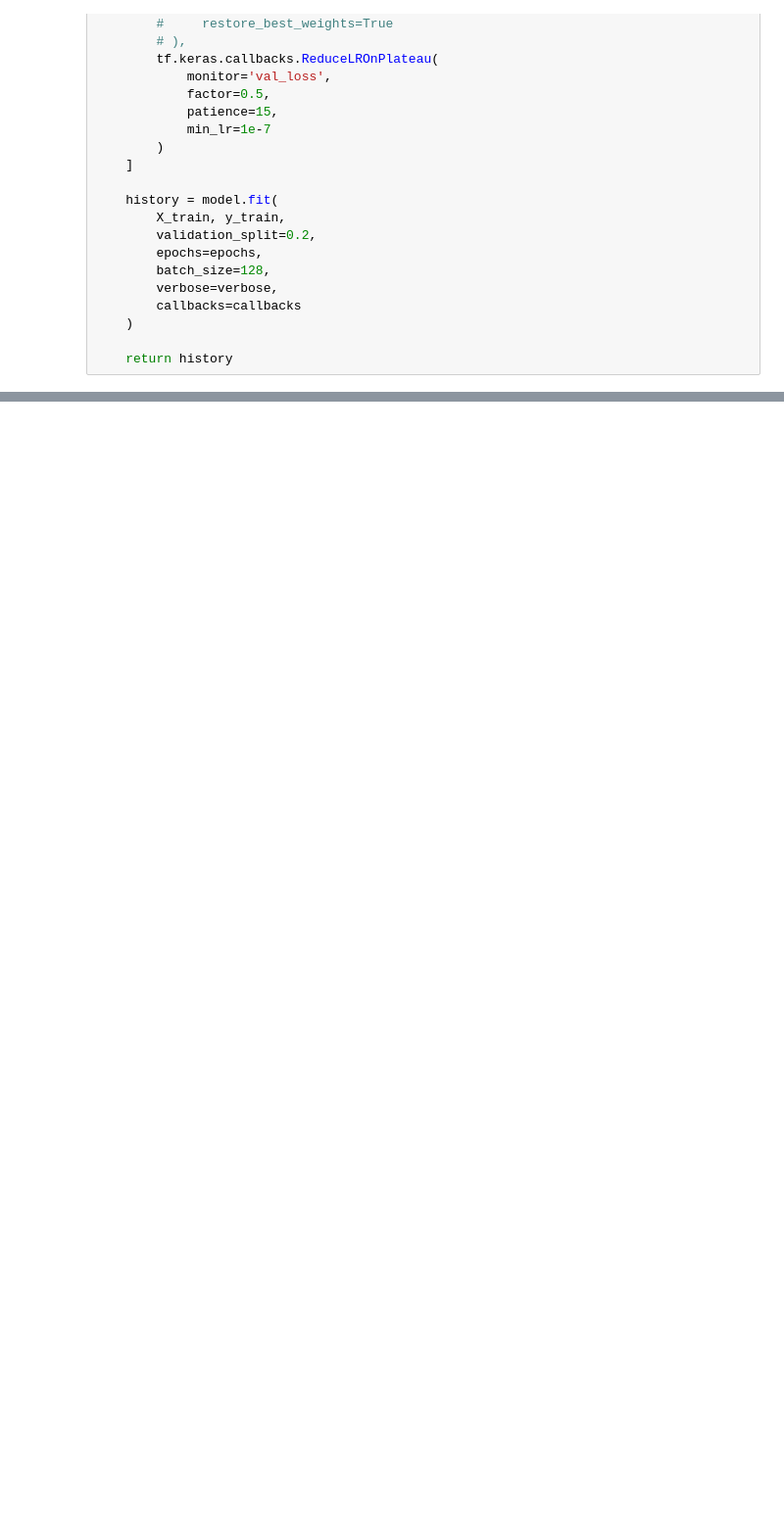
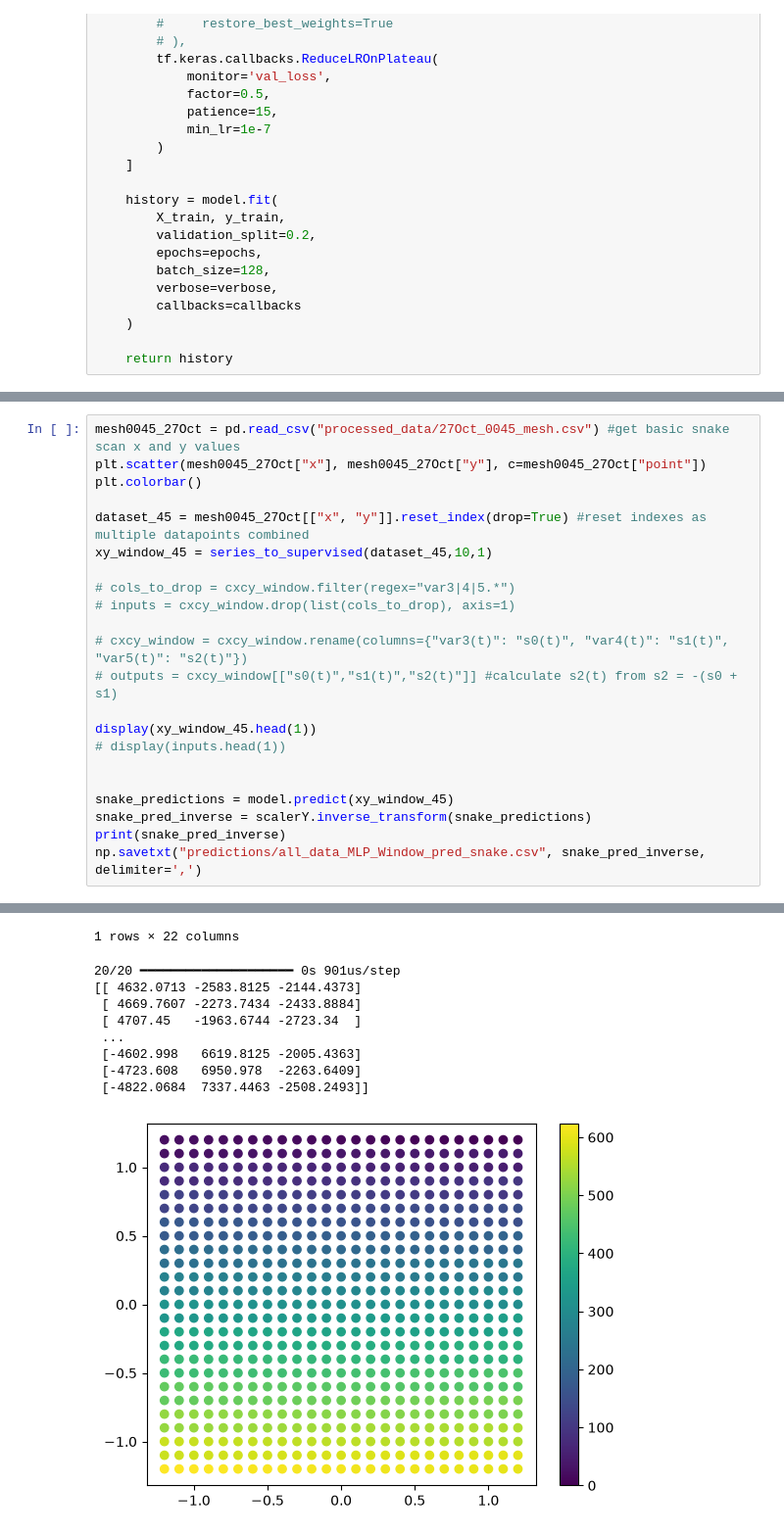
Before and after one commit to Abigail-Yates/DeltabotProject, a Jupyter notebook: TensorFlow/Trials/all_data_MLP_Window_10.ipynb, the cells around one changed output, grey strips where cells are left out. Shown at 98% size. Saved outputs shown, nothing was run; the diff lists cells and outputs as text; blank space fills up the shorter version.

```diff
--- a/TensorFlow/Trials/all_data_MLP_Window_10.ipynb
+++ b/TensorFlow/Trials/all_data_MLP_Window_10.ipynb
@@ -225,0 +233,23 @@ MSE scores for each fold: [0.09338317066431046, 0.023707613348960876, 0.04259775
+# %%
+mesh0045_27Oct = pd.read_csv("processed_data/27Oct_0045_mesh.csv") #get basic snake scan x and y values
+plt.scatter(mesh0045_27Oct["x"], mesh0045_27Oct["y"], c=mesh0045_27Oct["point"])
+plt.colorbar()
+
+dataset_45 = mesh0045_27Oct[["x", "y"]].reset_index(drop=True) #reset indexes as multiple datapoints combined
+xy_window_45 = series_to_supervised(dataset_45,10,1)
+
+# cols_to_drop = cxcy_window.filter(regex="var3|4|5.*")
+# inputs = cxcy_window.drop(list(cols_to_drop), axis=1)
+
+# cxcy_window = cxcy_window.rename(columns={"var3(t)": "s0(t)", "var4(t)": "s1(t)", "var5(t)": "s2(t)"})
+# outputs = cxcy_window[["s0(t)","s1(t)","s2(t)"]] #calculate s2(t) from s2 = -(s0 + s1)
+
+display(xy_window_45.head(1))
+# display(inputs.head(1))
+
+
+snake_predictions = model.predict(xy_window_45)
+snake_pred_inverse = scalerY.inverse_transform(snake_predictions)
+print(snake_pred_inverse)
+np.savetxt("predictions/all_data_MLP_Window_pred_snake.csv", snake_pred_inverse, delimiter=',')
+# %% [output]
@@ -225,0 +258,10 @@ MSE scores for each fold: [0.09338317066431046, 0.023707613348960876, 0.04259775
+1 rows × 22 columns
+20/20 ━━━━━━━━━━━━━━━━━━━━ 0s 901us/step
+[[ 4632.0713 -2583.8125 -2144.4373]
+ [ 4669.7607 -2273.7434 -2433.8884]
+ [ 4707.45   -1963.6744 -2723.34  ]
+ ...
+ [-4602.998   6619.8125 -2005.4363]
+ [-4723.608   6950.978  -2263.6409]
+ [-4822.0684  7337.4463 -2508.2493]]
+[figure, added]
```
Also changed, not shown: parts of 5 cells of this notebook.
